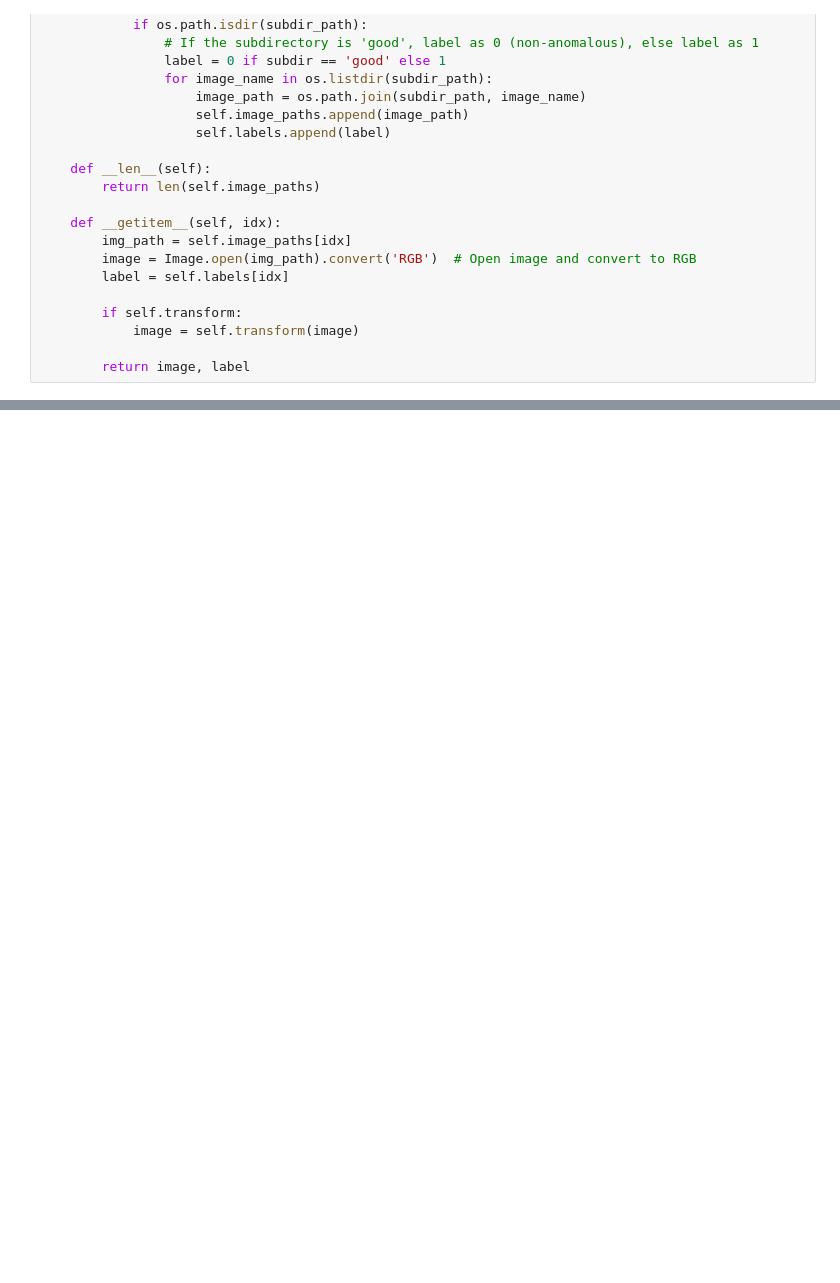
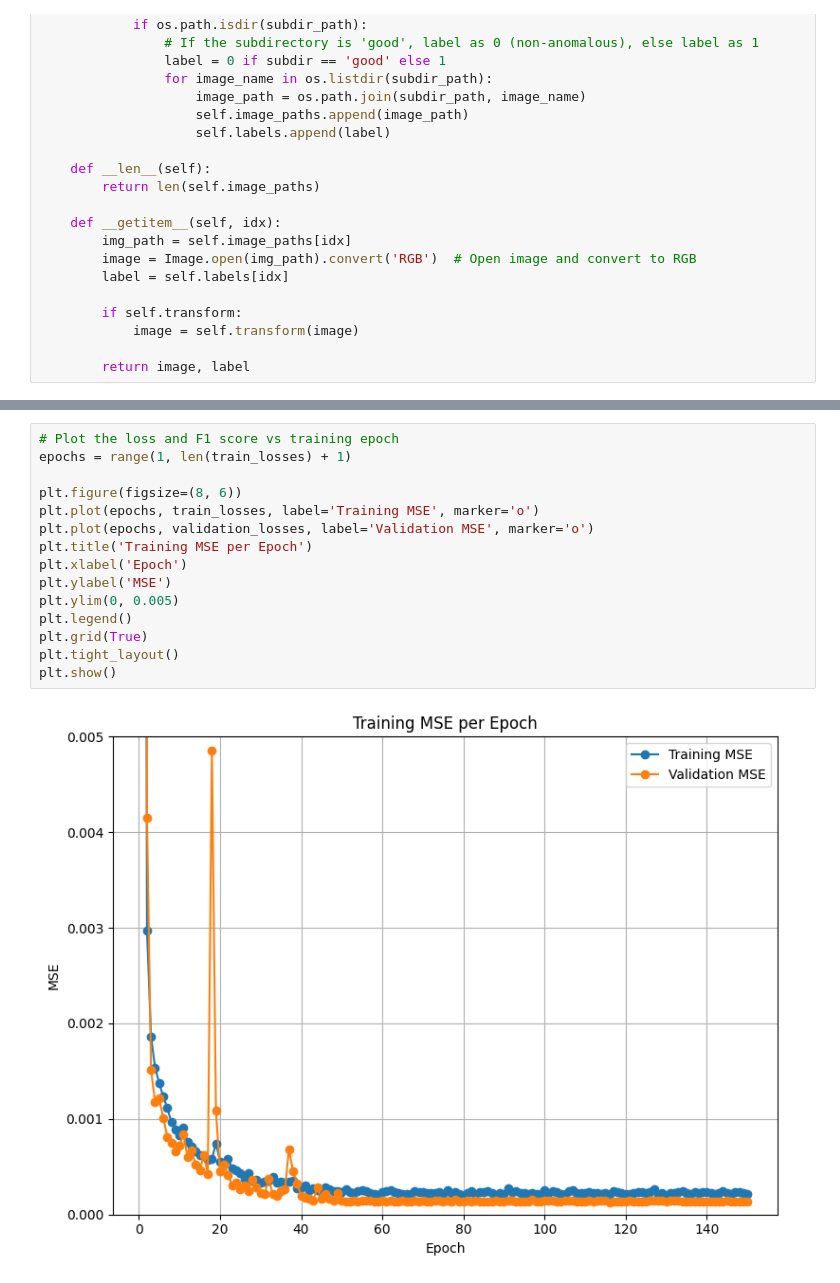
Before and after one commit to abeyyoseph/OtherProjects, a Jupyter notebook: ImageAnomalyDetectionAutoencoder/AnomalyDetectionAutoencoder.ipynb, the cells around one changed output, grey strips where cells are left out. Saved outputs shown, nothing was run; the diff lists cells and outputs as text; blank space fills up the shorter version.

```diff
--- a/ImageAnomalyDetectionAutoencoder/AnomalyDetectionAutoencoder.ipynb
+++ b/ImageAnomalyDetectionAutoencoder/AnomalyDetectionAutoencoder.ipynb
@@ -331 +376,18 @@ Epoch [31/100], Loss: 0.000387
+# %%
+# Plot the loss and F1 score vs training epoch
+epochs = range(1, len(train_losses) + 1)
+
+plt.figure(figsize=(8, 6))
+plt.plot(epochs, train_losses, label='Training MSE', marker='o')
+plt.plot(epochs, validation_losses, label='Validation MSE', marker='o')
+plt.title('Training MSE per Epoch')
+plt.xlabel('Epoch')
+plt.ylabel('MSE')
+plt.ylim(0, 0.005)
+plt.legend()
+plt.grid(True)
+plt.tight_layout()
+plt.show()
+# %% [output]
+[figure, added]
 # %%
```
Also changed, not shown: parts of 12 cells of this notebook.
